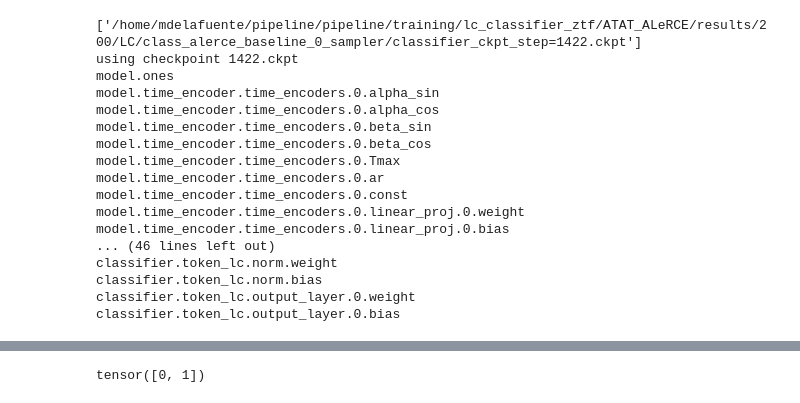
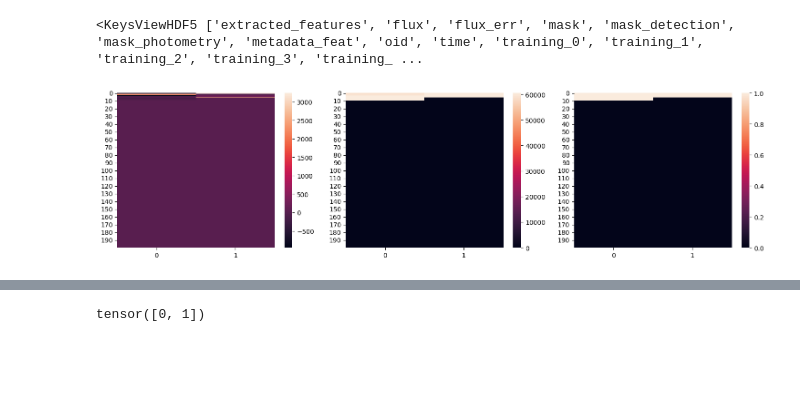
Before and after one commit to HexaPulsar/pipeline, a Jupyter notebook: pipeline/training/lc_classifier_ztf/ATAT_ALeRCE/Explore_FF.ipynb, the cells around one changed output, grey strips where cells are left out. Drawn from its saved outputs; the diff is of its cells as text; code cells hidden in the pictures; blank space fills up the shorter version.

```diff
--- a/pipeline/training/lc_classifier_ztf/ATAT_ALeRCE/Explore_FF.ipynb
+++ b/pipeline/training/lc_classifier_ztf/ATAT_ALeRCE/Explore_FF.ipynb
@@ -1,35 +1,35 @@
 # %%
 import numpy as np
 import pandas as pd
 import h5py
 import warnings
 warnings.filterwarnings("ignore")
-from ReportPretraining import ReportClassification
-from src.layers.transformer.lightcurve import LightCurveTransformer
+
 from src.utils.data.AlerceDictionaries import ELASTICC_TAXONOMY, ZTF_TAXONOMY
 import seaborn as sns
 dataset  ='validation'
 DEVICE = 'cuda:0'
 import matplotlib.pyplot as plt
-with h5py.File('/home/mdelafuente/ZTF_SSL_Dataset/data/H5_files/BY_PARTITION/200_FF.h5' , 'r') as f:
+
+with h5py.File('/home/magdalena/Desktop/sambashare/H5_files/2019/200_2019.h5' , 'r') as f:
     print(f.keys())
-    X = list(range(f.get('oid').asstr()[:].shape[0]))
-    y = f.get('labels')[:]
+    i = np.random.randint(0, 10000)
+    flux= f.get('flux')[i]
+    time= f.get('time')[i]
+    mask= f.get('mask')[i]
+
+    #y = f.get('labels')[:]
+import matplotlib.pyplot as plt
+import seaborn as sns
+
+fig, axes = plt.subplots(1, 3, figsize=(15, 4))
+
+sns.heatmap(flux, ax=axes[0])
+sns.heatmap(time, ax=axes[1])
+sns.heatmap(mask, ax=axes[2])
+
+plt.tight_layout()
+plt.show()
 # %% [output]
-['/home/mdelafuente/pipeline/pipeline/training/lc_classifier_ztf/ATAT_ALeRCE/results/200/LC/class_alerce_baseline_0_sampler/classifier_ckpt_step=1422.ckpt']
-using checkpoint 1422.ckpt
-model.ones
-model.time_encoder.time_encoders.0.alpha_sin
-model.time_encoder.time_encoders.0.alpha_cos
-model.time_encoder.time_encoders.0.beta_sin
-model.time_encoder.time_encoders.0.beta_cos
-model.time_encoder.time_encoders.0.Tmax
-model.time_encoder.time_encoders.0.ar
-model.time_encoder.time_encoders.0.const
-model.time_encoder.time_encoders.0.linear_proj.0.weight
-model.time_encoder.time_encoders.0.linear_proj.0.bias
-... (46 lines left out)
-classifier.token_lc.norm.weight
-classifier.token_lc.norm.bias
-classifier.token_lc.output_layer.0.weight
-classifier.token_lc.output_layer.0.bias
+<KeysViewHDF5 ['extracted_features', 'flux', 'flux_err', 'mask', 'mask_detection', 'mask_photometry', 'metadata_feat', 'oid', 'time', 'training_0', 'training_1', 'training_2', 'training_3', 'training_ ...
+[figure, added]
```
Also changed, not shown: parts of 1 cell of this notebook, 19 other files.
